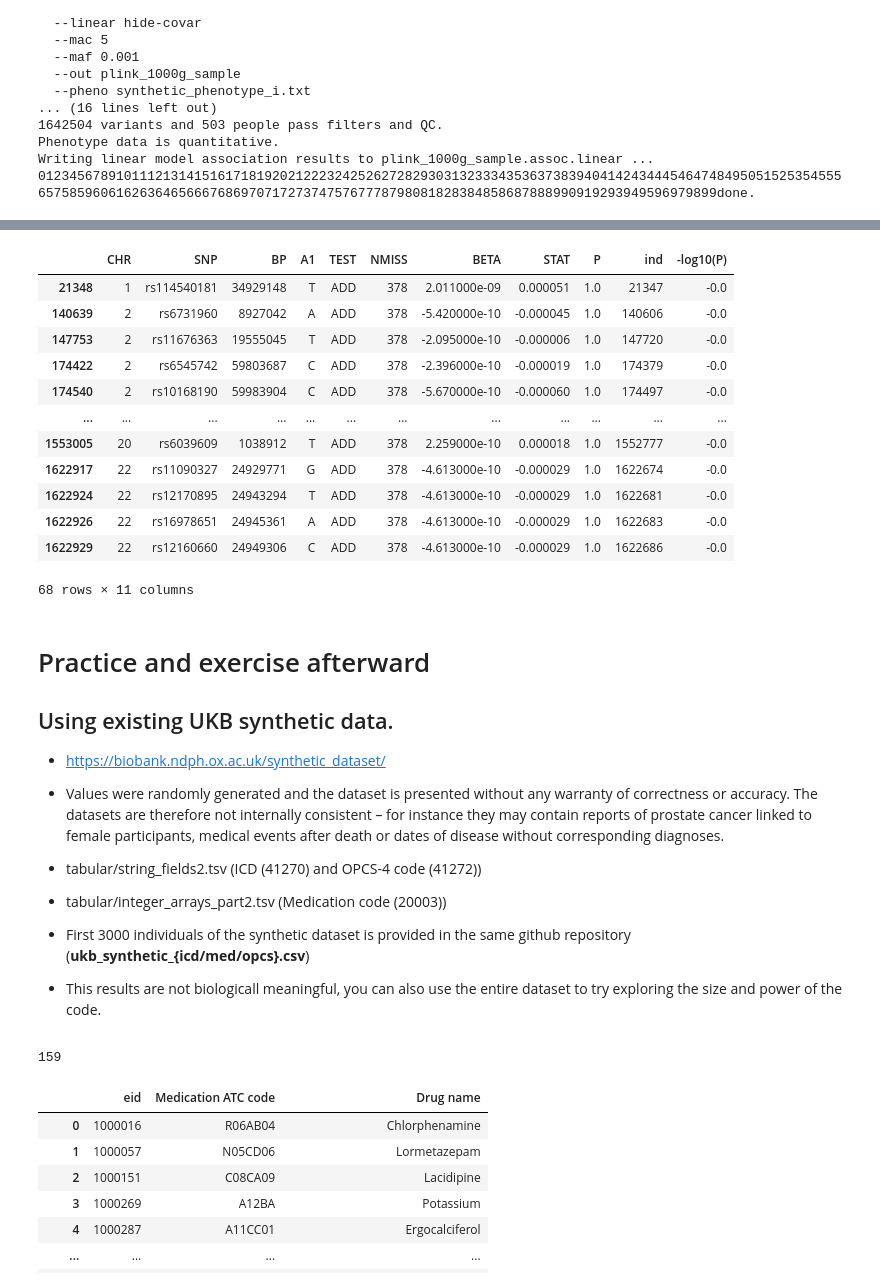
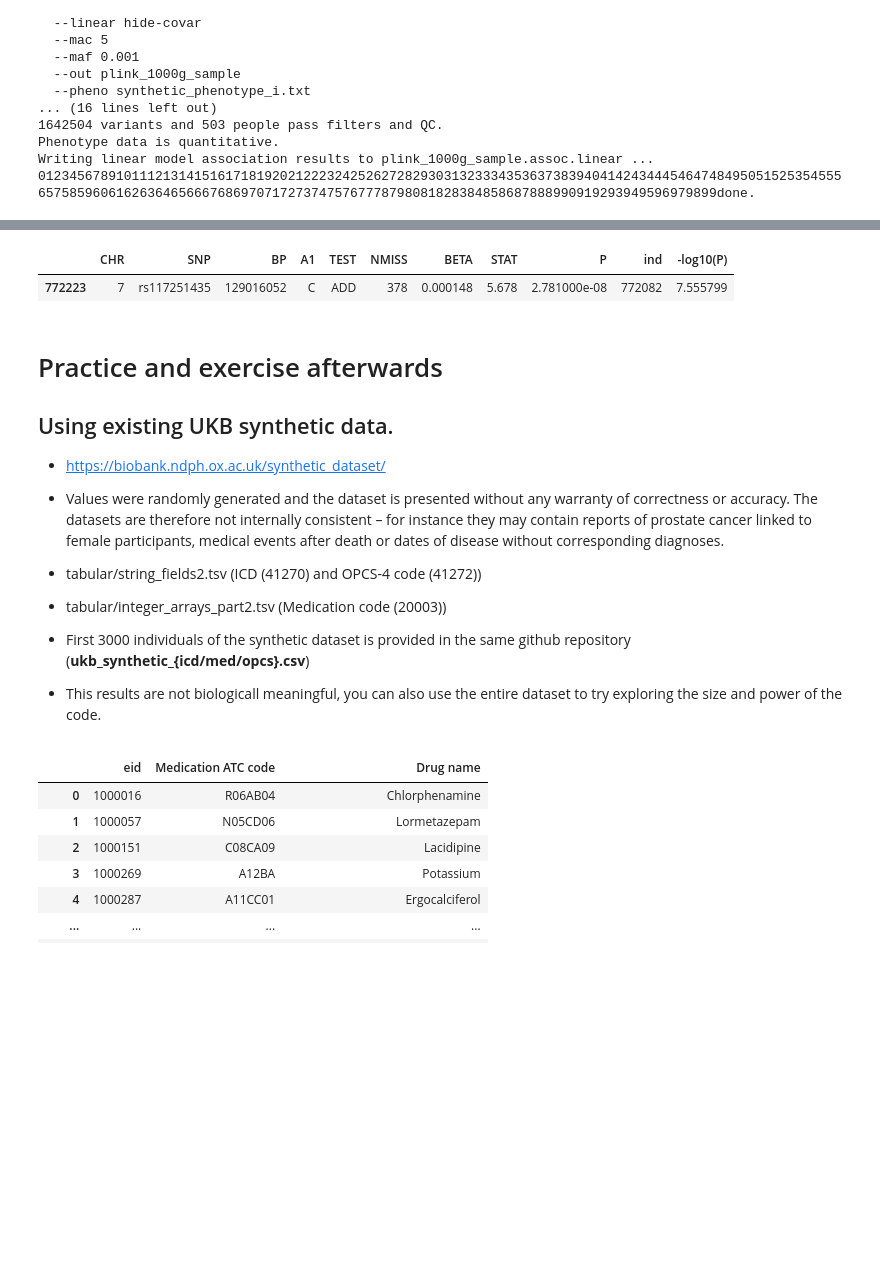
Before and after one commit to Ziqiyang72960/MixEHR-SAGE, a Jupyter notebook: Phenotyping_and_PheWAS_Using_MixEHR_Seed.ipynb, the cells around one changed output, grey strips where cells are left out. Cells and saved outputs as stored; diff of their text form; code cells hidden in the pictures; blank space fills up the shorter version.

```diff
--- a/Phenotyping_and_PheWAS_Using_MixEHR_Seed.ipynb
+++ b/Phenotyping_and_PheWAS_Using_MixEHR_Seed.ipynb
@@ -942,21 +1198,12 @@ plt.show()
 # %%
-summary_stats[summary_stats['-log10(P)'] < 5e-8]
+significant = summary_stats[summary_stats['P'] < 5e-8]
+
+significant
 # %% [output]
 |  | CHR | SNP | BP | A1 | TEST | NMISS | BETA | STAT | P | ind | -log10(P) |
-| 21348 | 1 | rs114540181 | 34929148 | T | ADD | 378 | 2.011000e-09 | 0.000051 | 1.0 | 21347 | -0.0 |
-| 140639 | 2 | rs6731960 | 8927042 | A | ADD | 378 | -5.420000e-10 | -0.000045 | 1.0 | 140606 | -0.0 |
-| 147753 | 2 | rs11676363 | 19555045 | T | ADD | 378 | -2.095000e-10 | -0.000006 | 1.0 | 147720 | -0.0 |
-| 174422 | 2 | rs6545742 | 59803687 | C | ADD | 378 | -2.396000e-10 | -0.000019 | 1.0 | 174379 | -0.0 |
-| 174540 | 2 | rs10168190 | 59983904 | C | ADD | 378 | -5.670000e-10 | -0.000060 | 1.0 | 174497 | -0.0 |
-| ... | ... | ... | ... | ... | ... | ... | ... | ... | ... | ... | ... |
-| 1553005 | 20 | rs6039609 | 1038912 | T | ADD | 378 | 2.259000e-10 | 0.000018 | 1.0 | 1552777 | -0.0 |
-| 1622917 | 22 | rs11090327 | 24929771 | G | ADD | 378 | -4.613000e-10 | -0.000029 | 1.0 | 1622674 | -0.0 |
-| 1622924 | 22 | rs12170895 | 24943294 | T | ADD | 378 | -4.613000e-10 | -0.000029 | 1.0 | 1622681 | -0.0 |
-| 1622926 | 22 | rs16978651 | 24945361 | A | ADD | 378 | -4.613000e-10 | -0.000029 | 1.0 | 1622683 | -0.0 |
-| 1622929 | 22 | rs12160660 | 24949306 | C | ADD | 378 | -4.613000e-10 | -0.000029 | 1.0 | 1622686 | -0.0 |
+| 772223 | 7 | rs117251435 | 129016052 | C | ADD | 378 | 0.000148 | 5.678 | 2.781000e-08 | 772082 | 7.555799 |
-68 rows × 11 columns
 # %% [markdown]
-# Practice and exercise afterward
+# Practice and exercise afterwards
 
 ## Using existing UKB synthetic data.
 
@@ -968,10 +1215,6 @@ summary_stats[summary_stats['-log10(P)'] < 5e-8]
 * tabular/integer_arrays_part2.tsv (Medication code (20003))
 * First 3000 individuals of the synthetic dataset is provided in the same github repository (**ukb_synthetic_{icd/med/opcs}.csv**)
 * This results are not biologicall meaningful, you can also use the entire dataset to try exploring the size and power of the code.
-# %%
-phecode_ids[250.2]
-# %% [output]
-159
 # %%
 # Read the synthetic dataset
 # ukb_synthetic_icd
```
Also changed, not shown: parts of 50 cells of this notebook.
